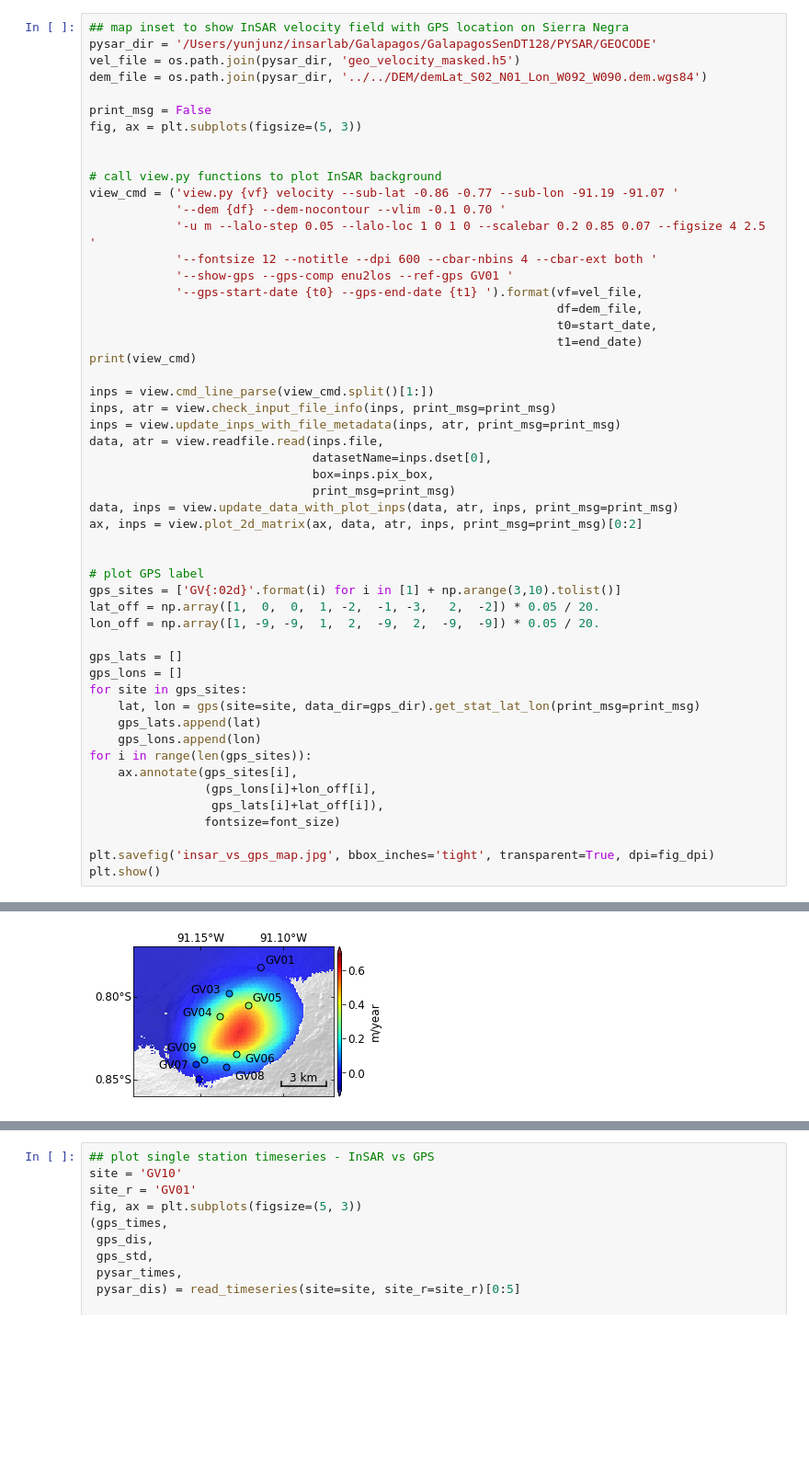
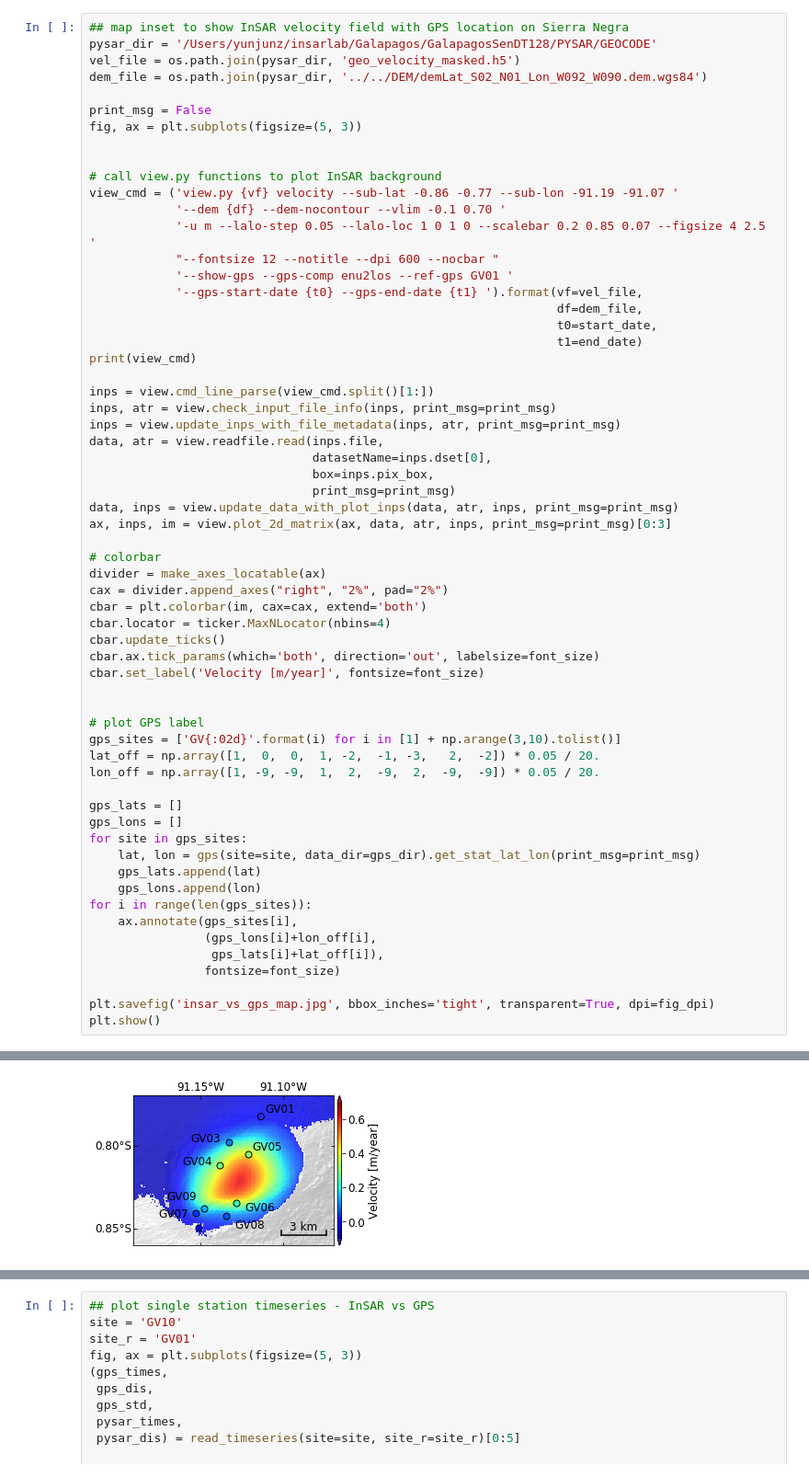
Before and after one commit to geodesymiami/Yunjun_et_al-2019-MintPy, a Jupyter notebook: insar_vs_gps.ipynb, the cells around one changed output, grey strips where cells are left out. Shown at 92% size. Cells and saved outputs as stored; diff of their text form; blank space fills up the shorter version.

```diff
--- a/insar_vs_gps.ipynb
+++ b/insar_vs_gps.ipynb
@@ -170,7 +171,7 @@ fig, ax = plt.subplots(figsize=(5, 3))
 view_cmd = ('view.py {vf} velocity --sub-lat -0.86 -0.77 --sub-lon -91.19 -91.07 '
             '--dem {df} --dem-nocontour --vlim -0.1 0.70 '
             '-u m --lalo-step 0.05 --lalo-loc 1 0 1 0 --scalebar 0.2 0.85 0.07 --figsize 4 2.5 '
-            '--fontsize 12 --notitle --dpi 600 --cbar-nbins 4 --cbar-ext both '
+            "--fontsize 12 --notitle --dpi 600 --nocbar "
             '--show-gps --gps-comp enu2los --ref-gps GV01 '
             '--gps-start-date {t0} --gps-end-date {t1} ').format(vf=vel_file,
                                                                  df=dem_file,
@@ -182,32 +183,41 @@ inps = view.cmd_line_parse(view_cmd.split()[1:])
 inps, atr = view.check_input_file_info(inps, print_msg=print_msg)
 inps = view.update_inps_with_file_metadata(inps, atr, print_msg=print_msg)
 data, atr = view.readfile.read(inps.file,
                                datasetName=inps.dset[0],
                                box=inps.pix_box,
                                print_msg=print_msg)
 data, inps = view.update_data_with_plot_inps(data, atr, inps, print_msg=print_msg)
-ax, inps = view.plot_2d_matrix(ax, data, atr, inps, print_msg=print_msg)[0:2]
+ax, inps, im = view.plot_2d_matrix(ax, data, atr, inps, print_msg=print_msg)[0:3]
+
+# colorbar
+divider = make_axes_locatable(ax)
+cax = divider.append_axes("right", "2%", pad="2%")
+cbar = plt.colorbar(im, cax=cax, extend='both')
+cbar.locator = ticker.MaxNLocator(nbins=4)
+cbar.update_ticks()
+cbar.ax.tick_params(which='both', direction='out', labelsize=font_size)
+cbar.set_label('Velocity [m/year]', fontsize=font_size)
 
 
 # plot GPS label
 gps_sites = ['GV{:02d}'.format(i) for i in [1] + np.arange(3,10).tolist()]
 lat_off = np.array([1,  0,  0,  1, -2,  -1, -3,   2,  -2]) * 0.05 / 20.
 lon_off = np.array([1, -9, -9,  1,  2,  -9,  2,  -9,  -9]) * 0.05 / 20.
 
 gps_lats = []
 gps_lons = []
 for site in gps_sites:
     lat, lon = gps(site=site, data_dir=gps_dir).get_stat_lat_lon(print_msg=print_msg)
     gps_lats.append(lat)
     gps_lons.append(lon)
 for i in range(len(gps_sites)):
     ax.annotate(gps_sites[i],
                 (gps_lons[i]+lon_off[i],
                  gps_lats[i]+lat_off[i]),
                 fontsize=font_size)
 
 plt.savefig('insar_vs_gps_map.jpg', bbox_inches='tight', transparent=True, dpi=fig_dpi)
 plt.show()
 # %% [output]
 view.py /Users/yunjunz/insarlab/Galapagos/GalapagosSenDT128/PYSAR/GEOCODE/geo_velocity_masked.h5 velocity --sub-lat -0.86 -0.77 --sub-lon -91.19 -91.07 --dem /Users/yunjunz/insarlab/Galapagos/Galapago ...
-[figure, old version]
+[figure, new version]
```
Also changed, not shown: parts of 3 cells of this notebook, 6 other files.
